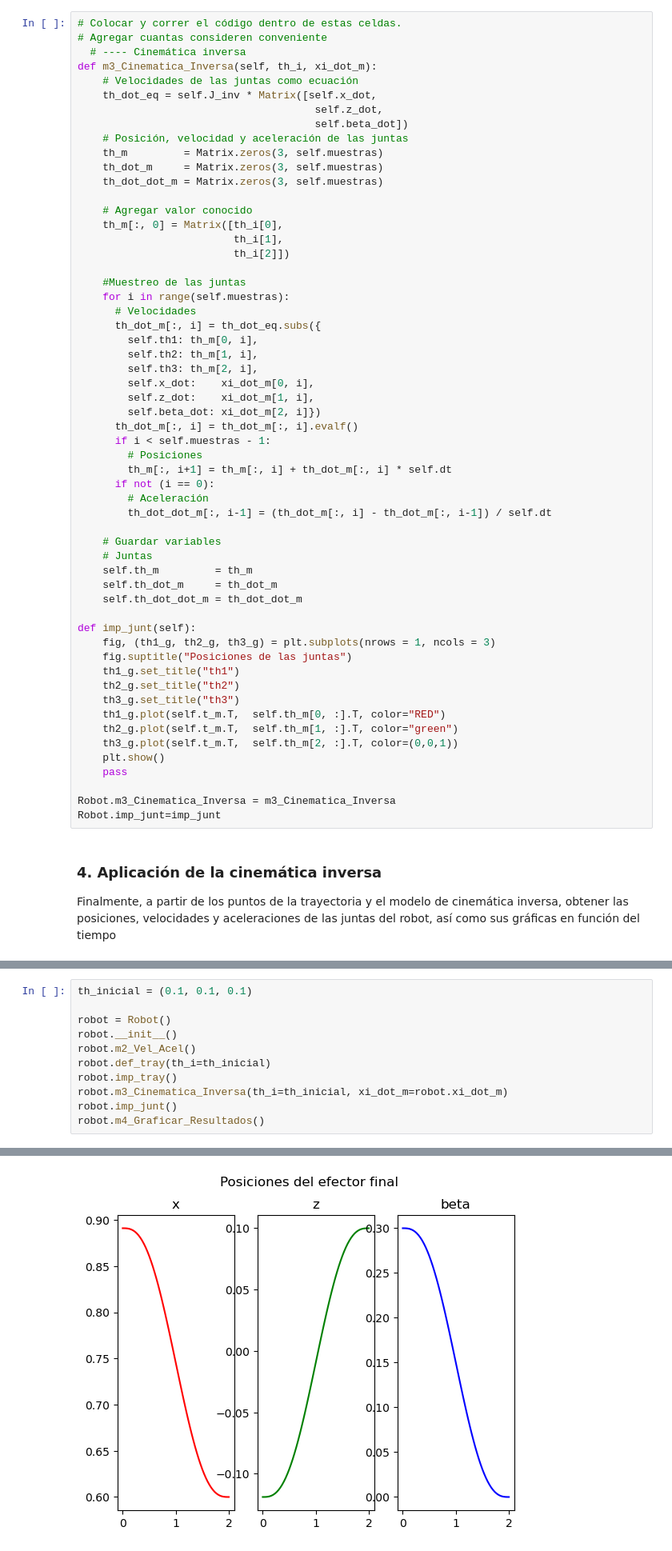
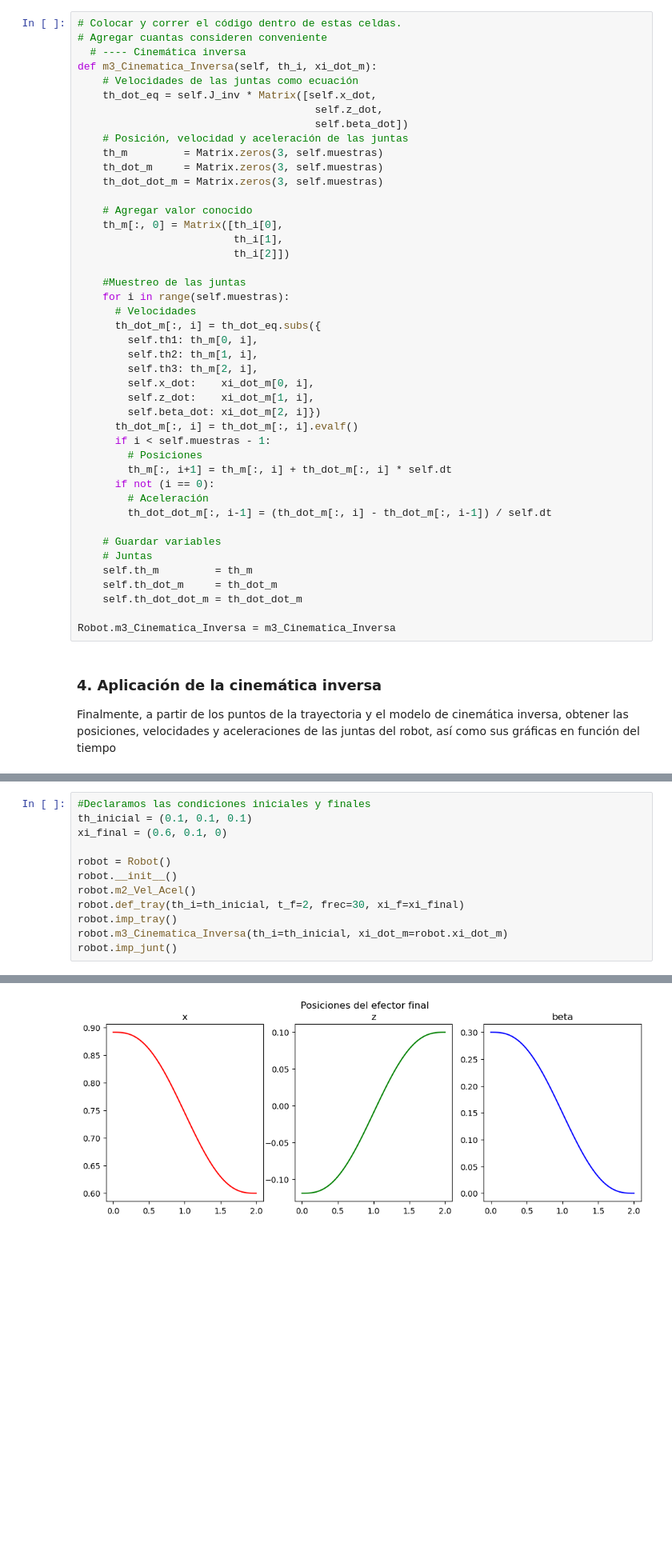
Before and after one commit to rafles220871-hue/Robotica2026-2, a Jupyter notebook: practica_2/practica_2.ipynb, the cells around one changed output, grey strips where cells are left out. Shown at 80% size. Drawn from its saved outputs; the diff is of its cells as text; blank space fills up the shorter version.

```diff
--- a/practica_2/practica_2.ipynb
+++ b/practica_2/practica_2.ipynb
@@ -320,20 +355,7 @@ def m3_Cinematica_Inversa(self, th_i, xi_dot_m):
     self.th_dot_m     = th_dot_m
     self.th_dot_dot_m = th_dot_dot_m
 
-def imp_junt(self):
-    fig, (th1_g, th2_g, th3_g) = plt.subplots(nrows = 1, ncols = 3)
-    fig.suptitle("Posiciones de las juntas")
-    th1_g.set_title("th1")
-    th2_g.set_title("th2")
-    th3_g.set_title("th3")
-    th1_g.plot(self.t_m.T,  self.th_m[0, :].T, color="RED")
-    th2_g.plot(self.t_m.T,  self.th_m[1, :].T, color="green")
-    th3_g.plot(self.t_m.T,  self.th_m[2, :].T, color=(0,0,1))
-    plt.show()
-    pass
-
 Robot.m3_Cinematica_Inversa = m3_Cinematica_Inversa
-Robot.imp_junt=imp_junt
 # %% [markdown]
 ### 4. Aplicación de la cinemática inversa
 Finalmente, a partir de los puntos de la trayectoria y el modelo de cinemática inversa, obtener las posiciones, velocidades y aceleraciones de las juntas del robot, así como sus gráficas en función del tiempo
@@ -374,13 +406,14 @@ Robot.m4_Graficar_Resultados = m4_Graficar_Resultados
 # %%
+#Declaramos las condiciones iniciales y finales
 th_inicial = (0.1, 0.1, 0.1)
+xi_final = (0.6, 0.1, 0)
 
 robot = Robot()
 robot.__init__()
 robot.m2_Vel_Acel()
-robot.def_tray(th_i=th_inicial)
+robot.def_tray(th_i=th_inicial, t_f=2, frec=30, xi_f=xi_final)
 robot.imp_tray()
 robot.m3_Cinematica_Inversa(th_i=th_inicial, xi_dot_m=robot.xi_dot_m)
 robot.imp_junt()
-robot.m4_Graficar_Resultados()
 # %% [output]
 Matrix([[0.600000000000000], [0.0999999999999996], [0]])
@@ -387 +426 @@ Matrix([[0.600000000000000], [0.0999999999999996], [0]])
-[figure, old version]
+[figure, new version]
```
Also changed, not shown: parts of 4 cells of this notebook.
